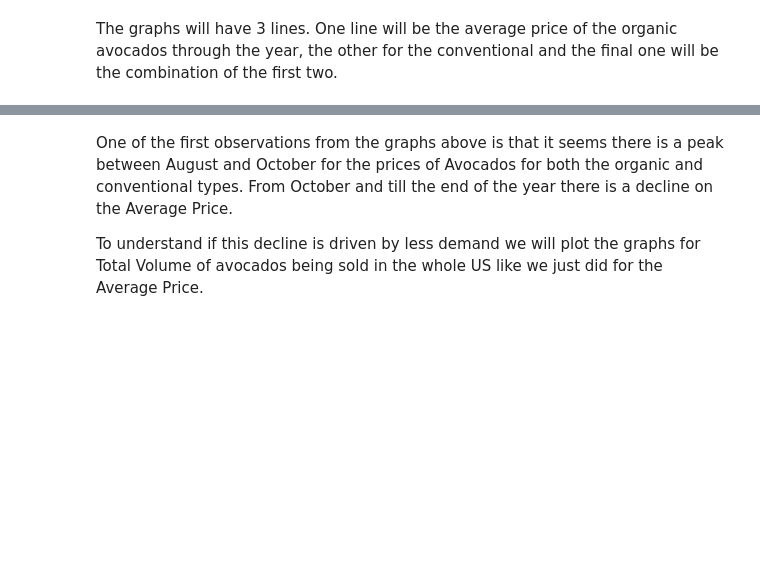
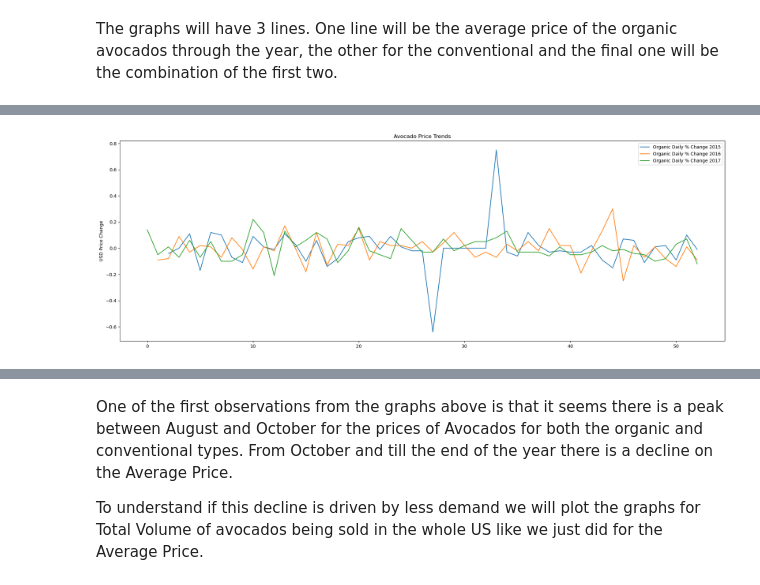
Before and after one commit to statho7/project_avocado, a Jupyter notebook: avocado.ipynb, the cells around one changed output, grey strips where cells are left out. Cells and saved outputs as stored; diff of their text form; code cells hidden in the pictures; blank space fills up the shorter version.

```diff
--- a/avocado.ipynb
+++ b/avocado.ipynb
@@ -303,0 +279,4 @@ for year in range(2015,2018):
+# %%
+plotAveragePriceTrendPerYear(result_df, 'Organic')
+# %% [output]
+[figure, added]
```
Also changed, not shown: parts of 131 cells of this notebook, 5 other files.
